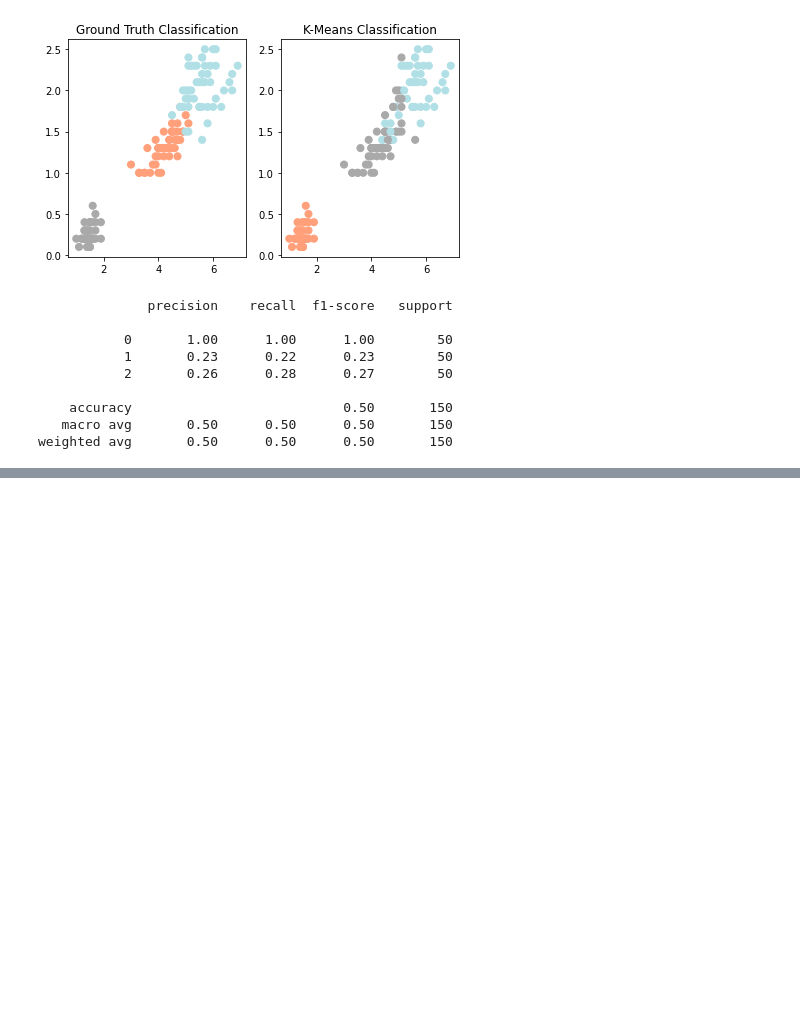
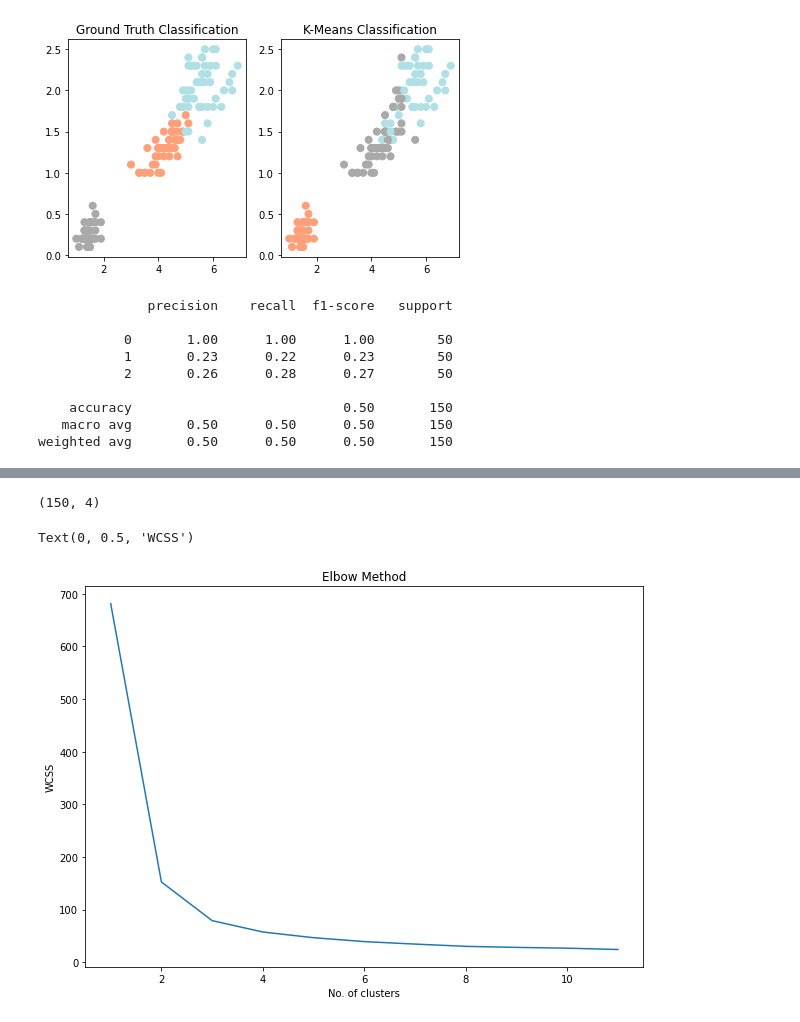
Before and after one commit to apastagia/K-Means-Clustering, a Jupyter notebook: K-Means.ipynb, the cells around one changed output, grey strips where cells are left out. Drawn from its saved outputs; the diff is of its cells as text; code cells hidden in the pictures; blank space fills up the shorter version.

```diff
--- a/K-Means.ipynb
+++ b/K-Means.ipynb
@@ -71,0 +74,2 @@ weighted avg       0.50      0.50      0.50       150
+# %%
+Iris = datasets.load_iris()
@@ -71,0 +96,3 @@ weighted avg       0.50      0.50      0.50       150
+# %%
+Iris_df = pd.DataFrame(Iris.data, columns = Iris.feature_names)
+Iris_df.head()
@@ -71,0 +120,25 @@ weighted avg       0.50      0.50      0.50       150
+# %%
+Iris_df.shape
+# %% [output]
+(150, 4)
+# %%
+##finding optimal clusters
+
+x = Iris_df.values
+from sklearn.cluster import KMeans
+wcss = []
+
+for i in range(1,12):
+    model = KMeans(n_clusters = i, init = 'k-means++',
+                  max_iter=300,n_init=10,random_state=0)
+    model.fit(x)
+    wcss.append(model.inertia_)
+# %%
+plt.figure(figsize=(10,7))
+plt.plot(range(1,12), wcss)
+plt.title("Elbow Method")
+plt.xlabel("No. of clusters")
+plt.ylabel("WCSS")
+# %% [output]
+Text(0, 0.5, 'WCSS')
+[figure, added]
```
Also changed, not shown: parts of 5 cells of this notebook.
